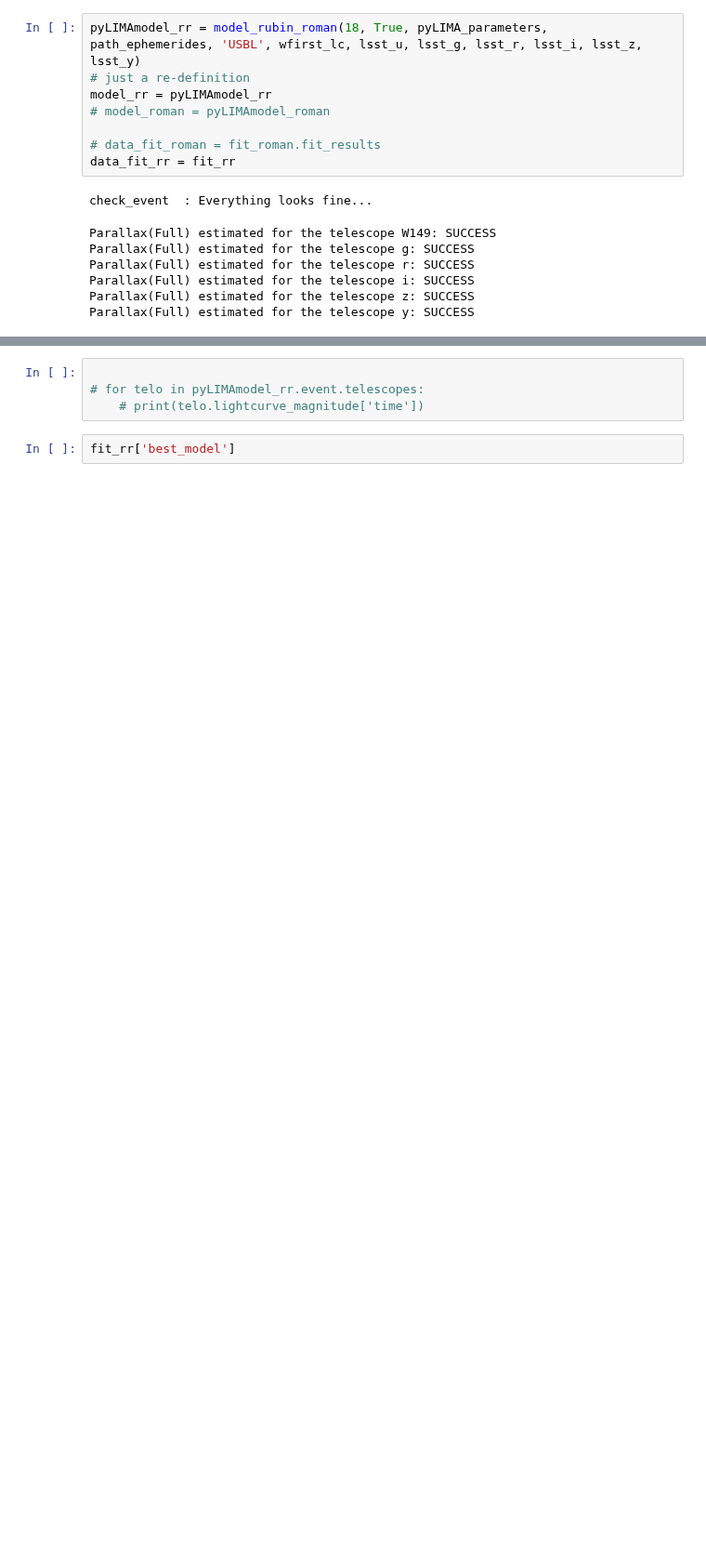
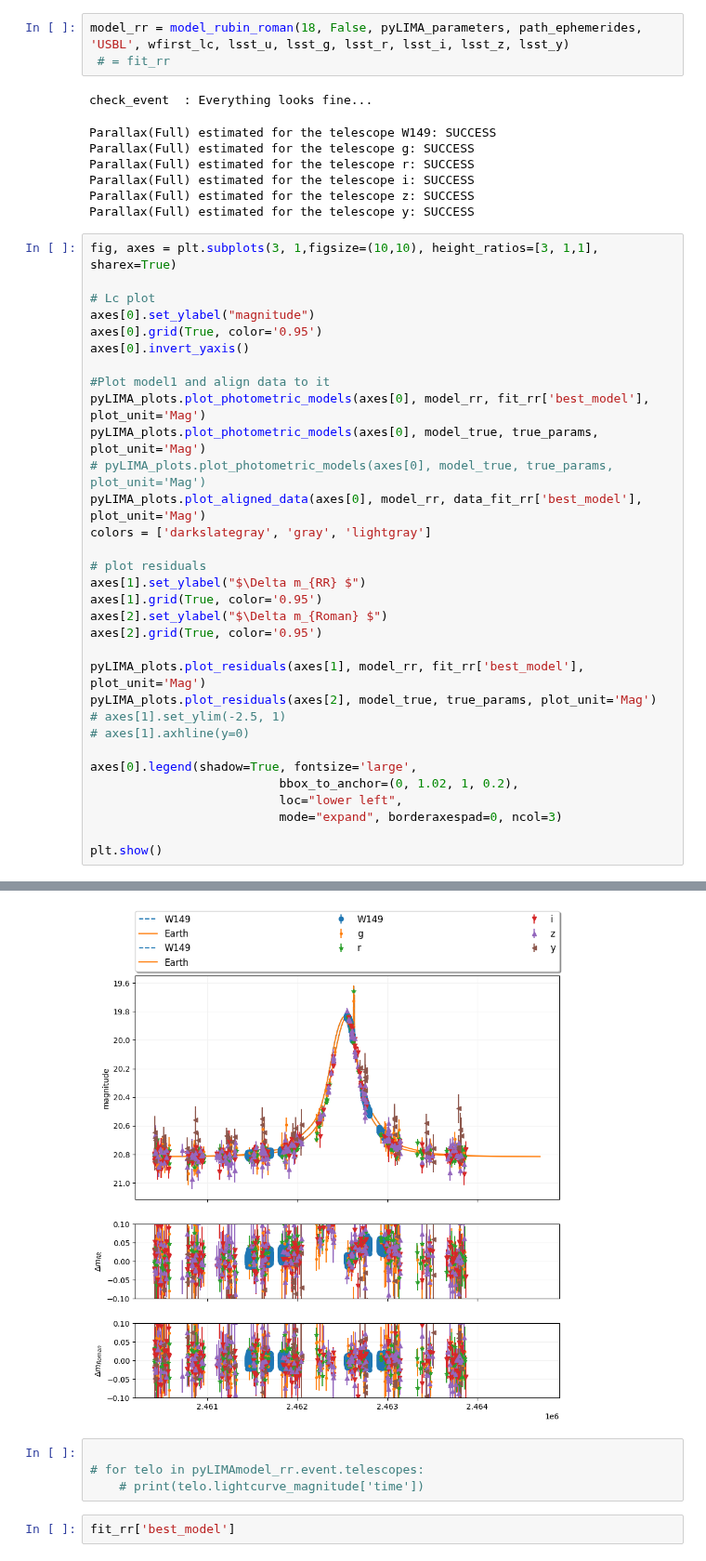
Before and after one commit to anibal-art/roman_rubin, a Jupyter notebook: notebooks/Plot_sim_and_fit.ipynb, the cells around one changed output, grey strips where cells are left out. Shown at 93% size. Cells and saved outputs as stored; diff of their text form; blank space fills up the shorter version.

```diff
--- a/notebooks/Plot_sim_and_fit.ipynb
+++ b/notebooks/Plot_sim_and_fit.ipynb
@@ -251,11 +256,6 @@ plt.show()
 # %%
-pyLIMAmodel_rr = model_rubin_roman(18, True, pyLIMA_parameters, path_ephemerides, 'USBL', wfirst_lc, lsst_u, lsst_g, lsst_r, lsst_i, lsst_z, lsst_y)
-# just a re-definition
-model_rr = pyLIMAmodel_rr
-# model_roman = pyLIMAmodel_roman
-
-# data_fit_roman = fit_roman.fit_results
-data_fit_rr = fit_rr
+model_rr = model_rubin_roman(18, False, pyLIMA_parameters, path_ephemerides, 'USBL', wfirst_lc, lsst_u, lsst_g, lsst_r, lsst_i, lsst_z, lsst_y)
+ # = fit_rr
 # %% [output]
 check_event  : Everything looks fine...
 Parallax(Full) estimated for the telescope W149: SUCCESS
@@ -264,3 +264,36 @@ Parallax(Full) estimated for the telescope r: SUCCESS
 Parallax(Full) estimated for the telescope i: SUCCESS
 Parallax(Full) estimated for the telescope z: SUCCESS
 Parallax(Full) estimated for the telescope y: SUCCESS
+# %%
+fig, axes = plt.subplots(3, 1,figsize=(10,10), height_ratios=[3, 1,1], sharex=True)
+
+# Lc plot
+axes[0].set_ylabel("magnitude")
+axes[0].grid(True, color='0.95')
+axes[0].invert_yaxis()
+
+#Plot model1 and align data to it
+pyLIMA_plots.plot_photometric_models(axes[0], model_rr, fit_rr['best_model'], plot_unit='Mag')
+pyLIMA_plots.plot_photometric_models(axes[0], model_true, true_params, plot_unit='Mag')
+# pyLIMA_plots.plot_photometric_models(axes[0], model_true, true_params, plot_unit='Mag')
+pyLIMA_plots.plot_aligned_data(axes[0], model_rr, data_fit_rr['best_model'], plot_unit='Mag')
+colors = ['darkslategray', 'gray', 'lightgray']
+
+# plot residuals
+axes[1].set_ylabel("$\Delta m_{RR} $")
+axes[1].grid(True, color='0.95')
+axes[2].set_ylabel("$\Delta m_{Roman} $")
+axes[2].grid(True, color='0.95')
+
+pyLIMA_plots.plot_residuals(axes[1], model_rr, fit_rr['best_model'], plot_unit='Mag')
+pyLIMA_plots.plot_residuals(axes[2], model_true, true_params, plot_unit='Mag')
+# axes[1].set_ylim(-2.5, 1)
+# axes[1].axhline(y=0)
+
+axes[0].legend(shadow=True, fontsize='large',
+                          bbox_to_anchor=(0, 1.02, 1, 0.2),
+                          loc="lower left",
+                          mode="expand", borderaxespad=0, ncol=3)
+
+plt.show()
+# %% [output]
@@ -267,3 +306,4 @@ Parallax(Full) estimated for the telescope y: SUCCESS
+[figure, added]
 # %%
 
 # for telo in pyLIMAmodel_rr.event.telescopes:
```
Also changed, not shown: parts of 7 cells of this notebook, 8 other files.
